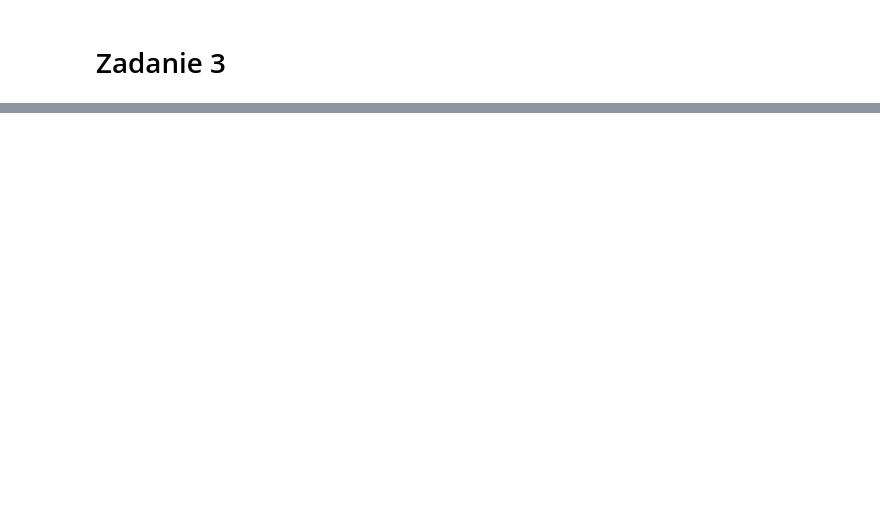
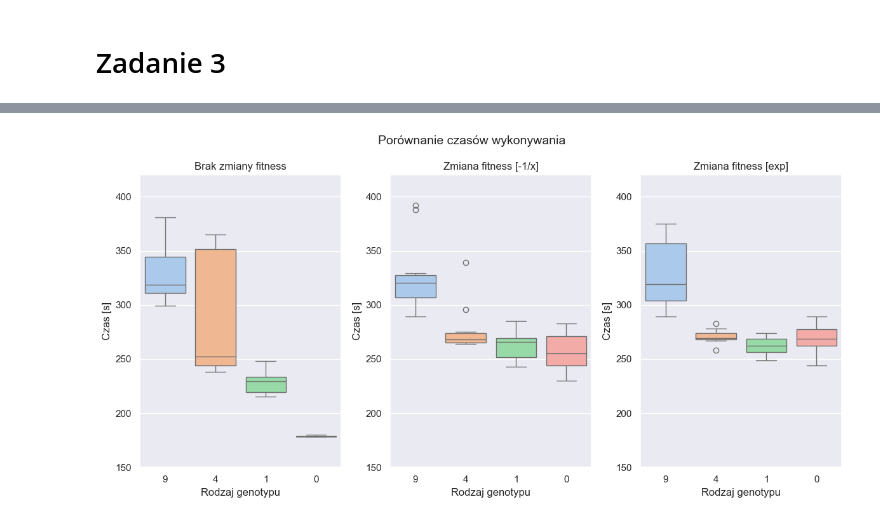
Before and after one commit to anras5/evolutionary-algorithms, a Jupyter notebook: lab2/lab2.ipynb, the cells around one changed output, grey strips where cells are left out. Saved outputs shown, nothing was run; the diff lists cells and outputs as text; code cells hidden in the pictures; blank space fills up the shorter version.

```diff
--- a/lab2/lab2.ipynb
+++ b/lab2/lab2.ipynb
@@ -79,0 +116,29 @@ plt.show()
+# %%
+G_VALUES = ["9", "4", "1", "0"]
+palette = sns.color_palette("pastel", len(G_VALUES))
+color_map = dict(zip(G_VALUES, palette))
+fig, axes = plt.subplots(1, 3, figsize=(12, 6))
+axes = axes.flatten()
+
+types = [(i, t) for i, t in enumerate([('default', "Brak zmiany fitness"), ('reciprocal', "Zmiana fitness [-1/x]"), ('exp', "Zmiana fitness [exp]")])]
+
+for x, (t, title) in types:
+    data = {g_value: [] for g_value in G_VALUES}
+    for g_value in G_VALUES:
+        df = pd.read_csv(f"../framspy/lab2/{t}/f{g_value}/times.txt")
+        data[g_value] = df['time'].to_list()
+
+    df = pd.DataFrame(data)
+    sns.boxplot(df, palette='pastel', ax=axes[x])
+    axes[x].set_title(title)
+    axes[x].set_ylim(150, 420)
+
+plt.suptitle("Porównanie czasów wykonywania", fontsize=14)
+for ax in axes:
+    ax.set_xlabel("Rodzaj genotypu")
+    ax.set_ylabel("Czas [s]")
+plt.tight_layout()
+plt.savefig('zadanie3-3b.png')
+plt.show()
+# %% [output]
+[figure, added]
```
Also changed, not shown: parts of 4 cells of this notebook, 6 other files.
